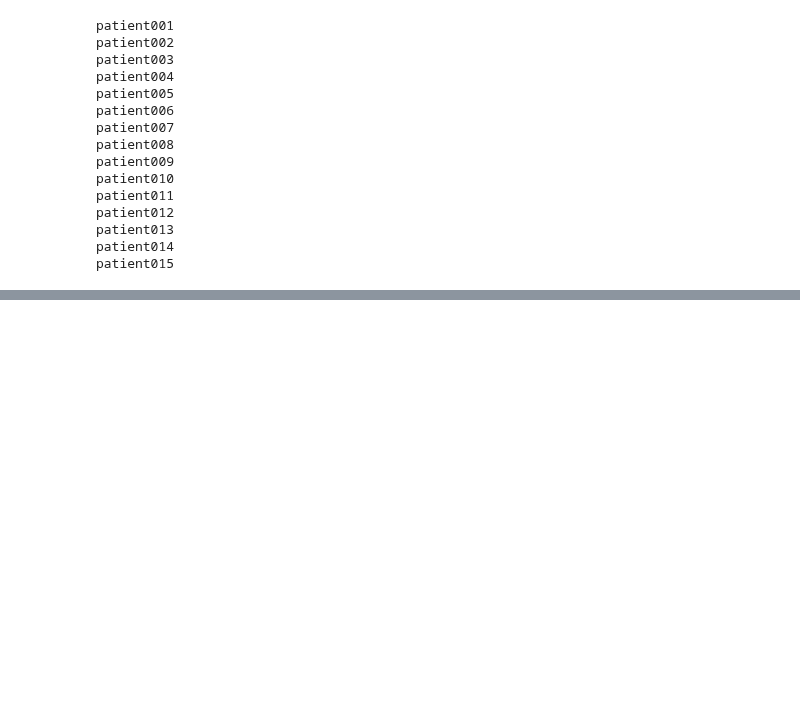
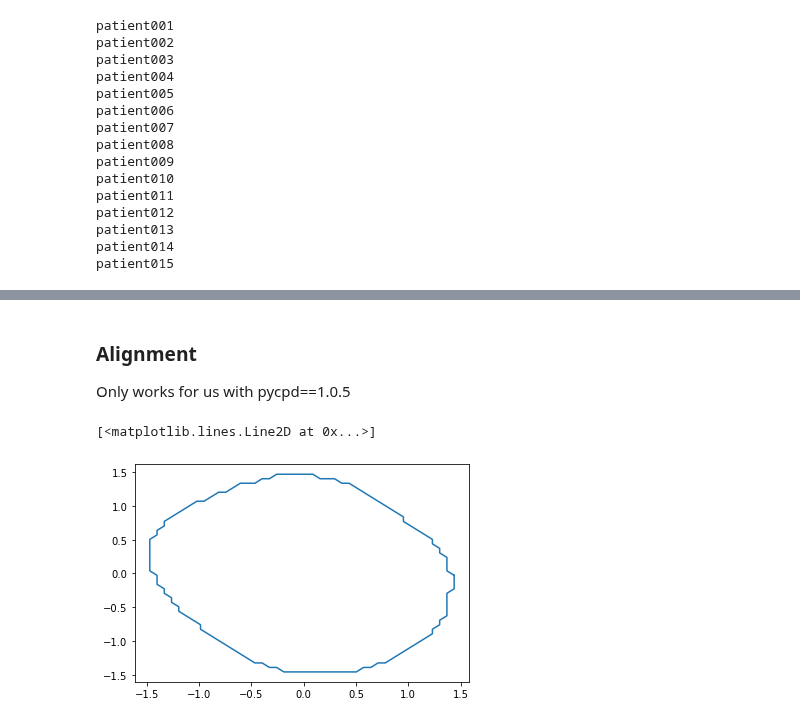
Before and after one commit to MATHplus-Young-Academy/P2-Cardiac-Motion, a Jupyter notebook: boundary_extraction/LoadVizAnnotations.ipynb, the cells around one changed output, grey strips where cells are left out. Drawn from its saved outputs; the diff is of its cells as text; code cells hidden in the pictures; blank space fills up the shorter version.

```diff
--- a/boundary_extraction/LoadVizAnnotations.ipynb
+++ b/boundary_extraction/LoadVizAnnotations.ipynb
@@ -154,0 +156,4 @@ joblib.dump(
+# %% [markdown]
+### Alignment
+
+Only works for us with pycpd==1.0.5
@@ -154,0 +163,10 @@ joblib.dump(
+# %%
+contours = joblib.load("contours.joblib")
+# %%
+reference = contours["patient001"][0][0]
+reference = (reference - reference.mean(axis=0)) / reference.std(axis=0)
+# reference = np.concatenate((reference, np.zeros((reference.shape[0], 1))), axis=1)
+plt.plot(*reference.T)
+# %% [output]
+[<matplotlib.lines.Line2D at 0x...>]
+[figure, added]
```
Also changed, not shown: parts of 7 cells of this notebook.
